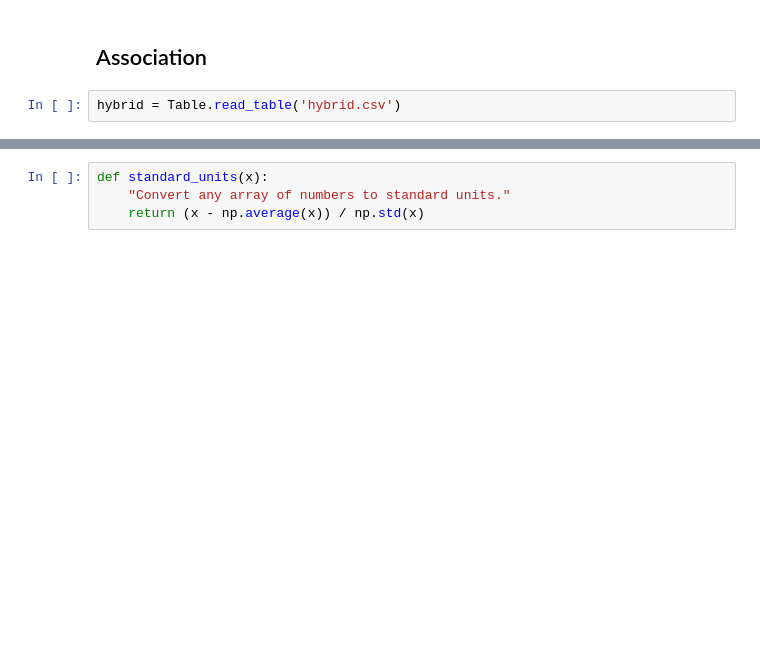
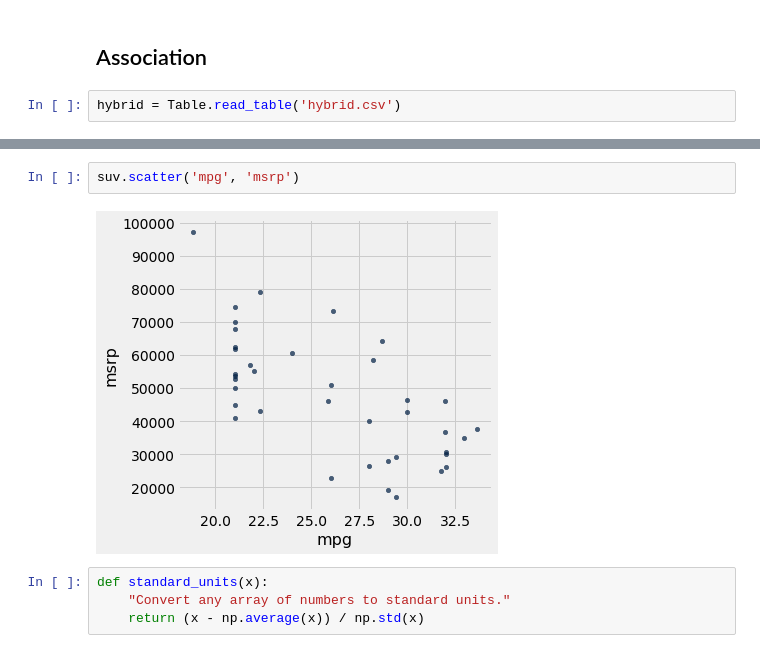
Before and after one commit to data-8/materials-sp19, a Jupyter notebook: lec/lec29.ipynb, the cells around one changed output, grey strips where cells are left out. Saved outputs shown, nothing was run; the diff lists cells and outputs as text; blank space fills up the shorter version.

```diff
--- a/lec/lec29.ipynb
+++ b/lec/lec29.ipynb
@@ -71,3 +116,7 @@ hybrid
+# %%
+suv.scatter('mpg', 'msrp')
+# %% [output]
+[figure, added]
 # %%
 def standard_units(x):
     "Convert any array of numbers to standard units."
```
Also changed, not shown: parts of 32 cells of this notebook.
